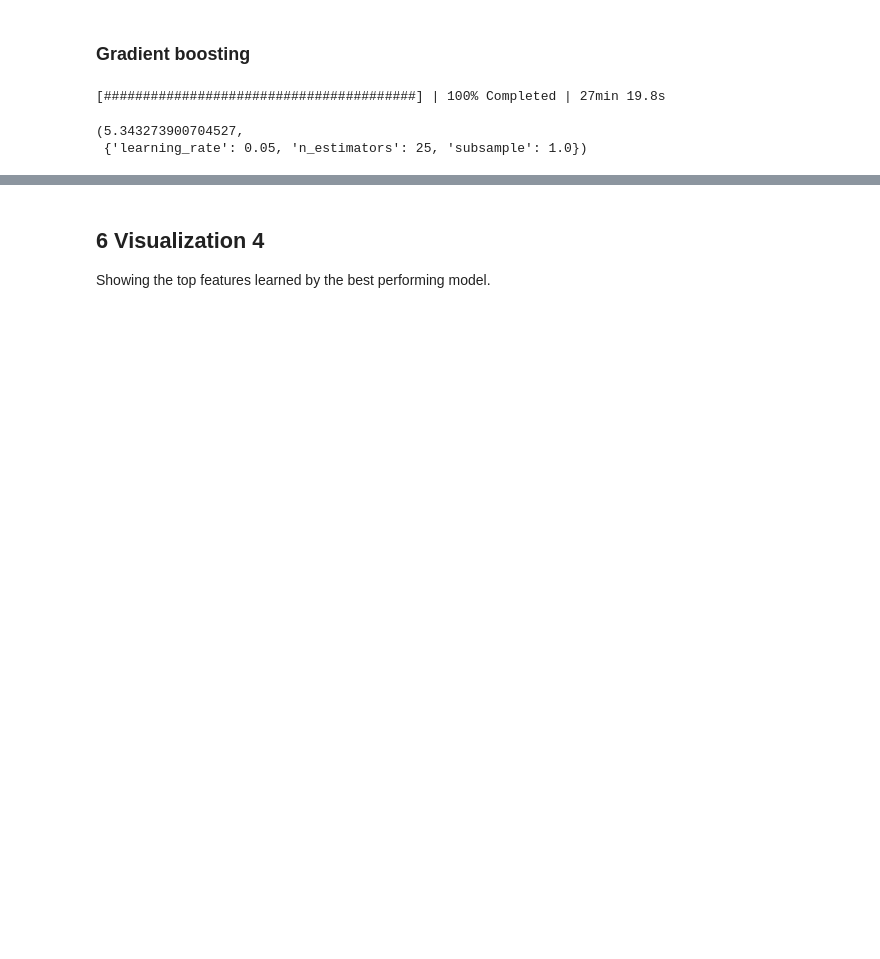
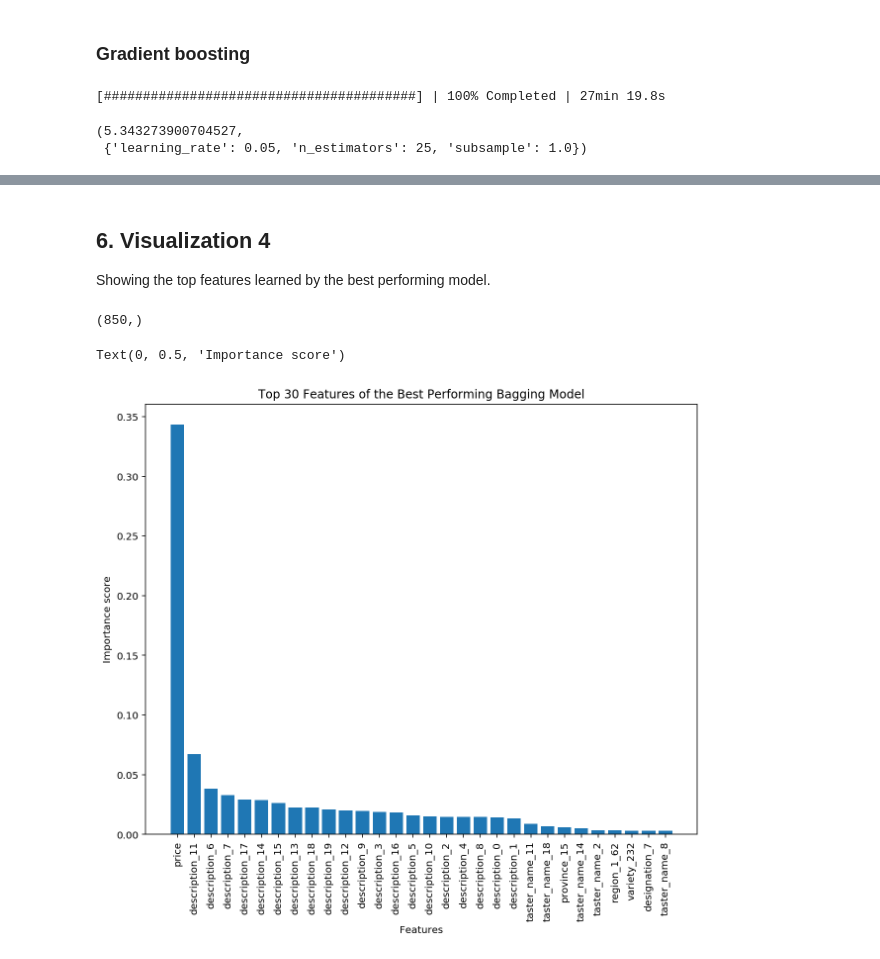
Before and after one commit to marcohatran/info_vis, a Jupyter notebook: Real-world Data Science Applications of Visualization/Real-world Data Science.ipynb, the cells around one changed output, grey strips where cells are left out. Drawn from its saved outputs; the diff is of its cells as text; code cells hidden in the pictures; blank space fills up the shorter version.

```diff
--- a/Real-world Data Science Applications of Visualization/Real-world Data Science.ipynb
+++ b/Real-world Data Science Applications of Visualization/Real-world Data Science.ipynb
@@ -273,7 +273,7 @@ X_train_preprocessed.shape, X_test_preprocessed.shape
 # %% [output]
 ((8000, 850), (2000, 850))
 # %%
-variable_names = \
+feature_names = \
 ["country_" + str(x) for x in range(35)] + \
 ["province_" + str(x) for x in range(101)] + \
 ["region_1_" + str(x) for x in range(101)] + \
@@ -335,0 +341,5 @@ bagging_results = pd.DataFrame(bagging_regressor.cv_results_)
+# %%
+# mse on the test set
+best_bagging = bagging_regressor.best_estimator_
+y_predict_bagging = best_bagging.predict(X_test_preprocessed)
+mean_squared_error(y_predict_bagging, y_test)
@@ -360,3 +408,22 @@ Comparing the performance of the 3 different models with their optimal hyperpara
 # %% [markdown]
-## 6 Visualization 4
+## 6. Visualization 4
 Showing the top features learned by the best performing model.
+# %%
+feature_importances = np.mean([
+    tree.feature_importances_ for tree in best_bagging.estimators_
+], axis=0)
+feature_importances.shape
+# %% [output]
+(850,)
+# %%
+feature_importance = pd.DataFrame({"feature_name": feature_names, "feature_importance": feature_importances})
+feature_importance.sort_values("feature_importance", ascending=False, inplace=True)
+# %%
+plt.bar(feature_importance[:30]["feature_name"], feature_importance[:30]["feature_importance"])
+plt.xticks(rotation='vertical')
+plt.title("Top 30 Features of the Best Performing Bagging Model")
+plt.xlabel("Features")
+plt.ylabel("Importance score")
+# %% [output]
+Text(0, 0.5, 'Importance score')
+[figure, added]
```
Also changed, not shown: parts of 17 cells of this notebook.
